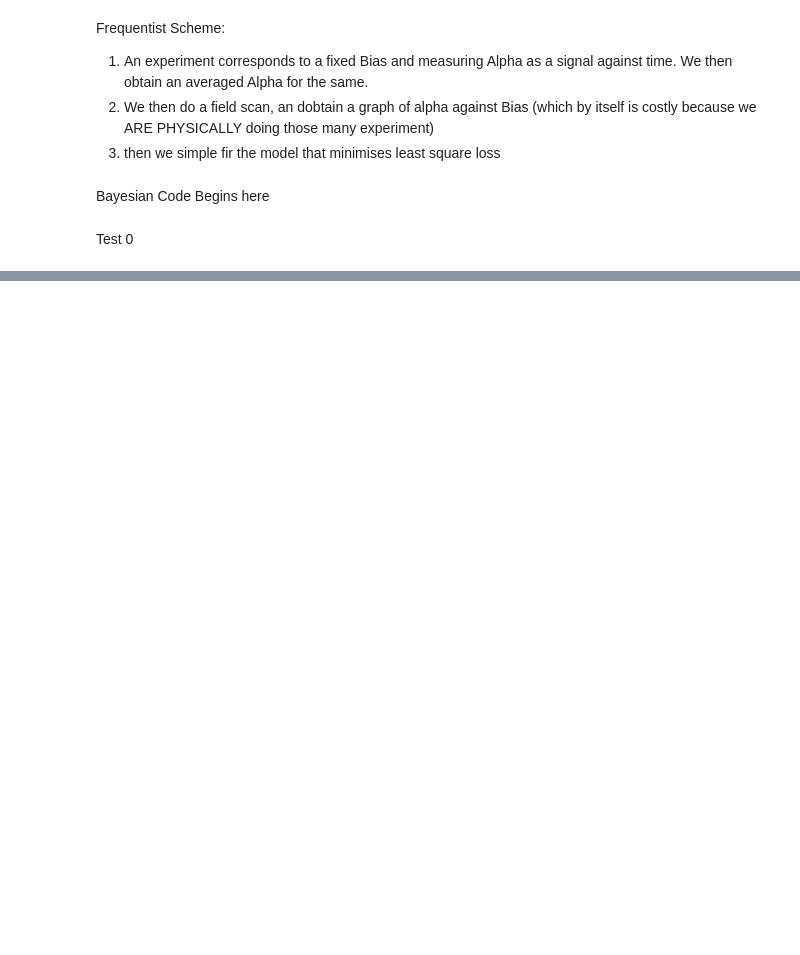
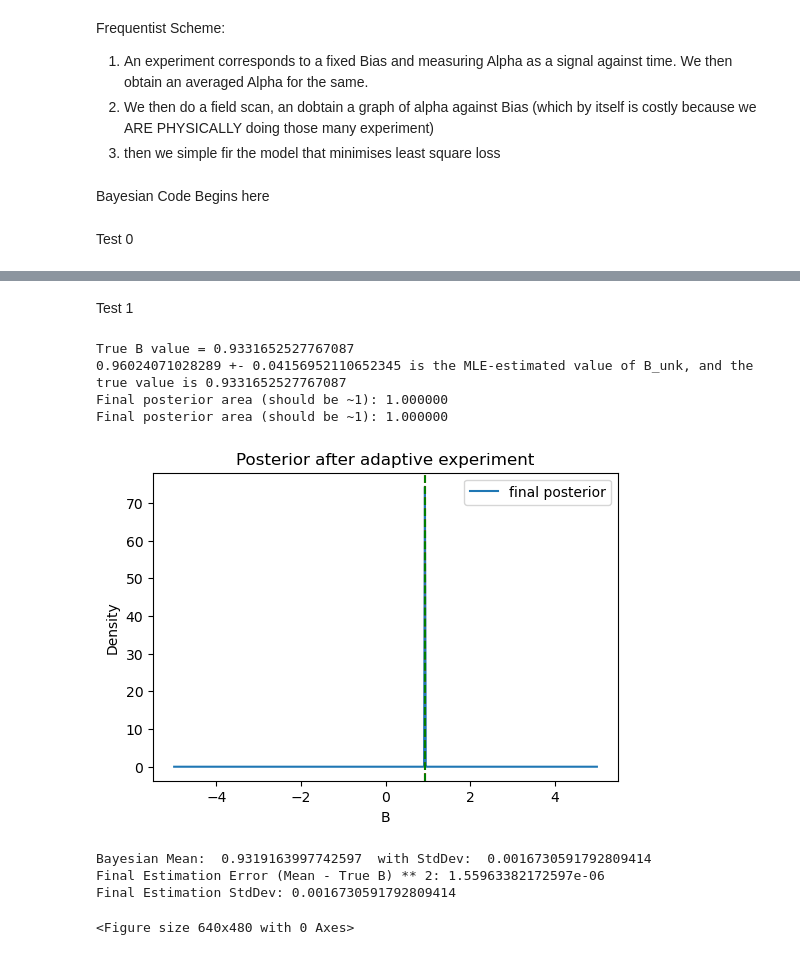
Before and after one commit to apranav22/bayesian_nmor, a Jupyter notebook: toy_bayesian_model.ipynb, the cells around one changed output, grey strips where cells are left out. Cells and saved outputs as stored; diff of their text form; code cells hidden in the pictures; blank space fills up the shorter version.

Commit message:
Conducted a couple of experiments.

```diff
--- a/toy_bayesian_model.ipynb
+++ b/toy_bayesian_model.ipynb
@@ -444,0 +408,58 @@ Final posterior area (should be ~1): 1.000000
+# %% [markdown]
+Test 1
+# %%
+B_unk = np.random.uniform(-1, 1)  # B_unknown can be anything between -2 and 2
+print("True B value =", B_unk)
+N_exp = 10
+Test = 1
+Mean_MLE, StdDev_MLE = MLE(B_unk, B_bias, sigma, Test=0, num_samples=N_exp)
+B_grid, posteriors, biases, xpected_kl, mean_MAP, mode_MAP, stddev_MAP = run_experiment(
+    N_exp=N_exp,
+    B_true=B_unk,
+    sigma=2e-5,
+    B_range=(-5, 5),
+    n_grid=500,
+    candidates=cp.linspace(-5, 5, 1000),
+    Test=Test,
+    Gamma=0.01,
+)
+final_posterior = posteriors[-1]
+area = simpson(final_posterior, B_grid)
+print(f"Final posterior area (should be ~1): {area:.6f}")
+
+
+new_dir = "Tests/Test_{Test}".format(Test=Test)
+os.makedirs(new_dir, exist_ok=True)
+save_path = os.path.join(new_dir, f"Final Posterior for Test {Test}.png".format(Test))
+plt.figure(figsize=(6, 4))
+plt.plot(B_grid, final_posterior, label="final posterior")
+plt.xlabel("B")
+plt.ylabel("Density")
+plt.title("Posterior after adaptive experiment")
+plt.legend()
+plt.axvline(B_unk, color="red", linestyle="--", label="True B")
+plt.axvline(
+    B_grid[np.argmax(final_posterior)],
+    color="green",
+    linestyle="--",
+    label="MAP Estimate",
+)
+plt.show()
+plt.savefig(save_path)
+print('Bayesian Mean: ', mean_MAP[-1], ' with StdDev: ', stddev_MAP[-1])
+bayesian_delta = (mean_MAP[-1] - B_unk) ** 2
+print("Final Estimation Error (Mean - True B) ** 2:", bayesian_delta)
+bayesian_stdev = stddev_MAP[-1]
+print("Final Estimation StdDev:", bayesian_stdev)
+
+# run MLE fit on the data with increasing number of samples until the error of the MLE is better than the bayesian
+# %% [output]
+True B value = 0.9331652527767087
+0.96024071028289 +- 0.04156952110652345 is the MLE-estimated value of B_unk, and the true value is 0.9331652527767087
+Final posterior area (should be ~1): 1.000000
+Final posterior area (should be ~1): 1.000000
+[figure, added]
+Bayesian Mean:  0.9319163997742597  with StdDev:  0.0016730591792809414
+Final Estimation Error (Mean - True B) ** 2: 1.55963382172597e-06
+Final Estimation StdDev: 0.0016730591792809414
+<Figure size 640x480 with 0 Axes>
```
Also changed, not shown: parts of 10 cells of this notebook, 2 other files.
